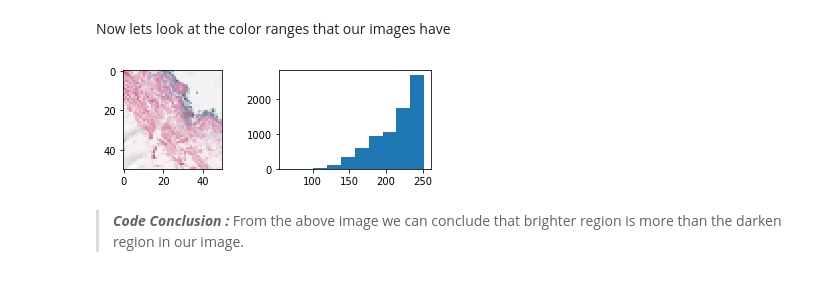
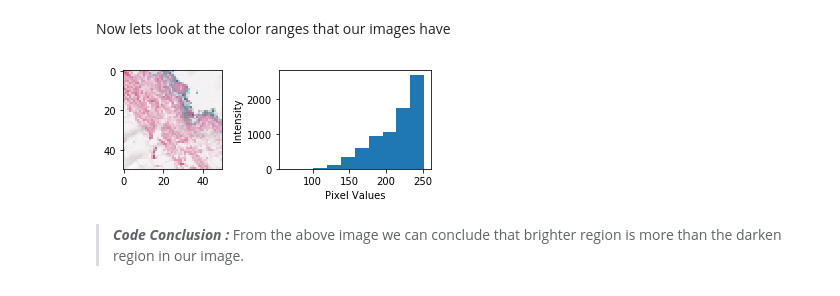
Before and after one commit to animeshseemendra/Breast-Cancer-Detection, a Jupyter notebook: breast_cancer.ipynb, the cells around one changed output. Drawn from its saved outputs; the diff is of its cells as text; code cells hidden in the pictures.

```diff
--- a/breast_cancer.ipynb
+++ b/breast_cancer.ipynb
@@ -112,15 +112,17 @@ plot_images(Data[:25])
 # %% [markdown]
 Now lets look at the color ranges that our images have
 # %%
-def hist_plot(image):
+def hist_plot(image): #to plot histogram of pixel values present in an image VS intensities
     img = cv2.imread(image)
     plt.subplot(2, 2,1)
     view_images(image)
     plt.subplot(2, 2,2)
     plt.hist(img.ravel())
+    plt.xlabel('Pixel Values')
+    plt.ylabel('Intensity')
 hist_plot(Data[29])
 # %% [output]
-[figure, old version]
+[figure, new version]
 # %% [markdown]
 > ***Code Conclusion :*** From the above image we can conclude that brighter region is more than the darken region in our image.
 # %% [markdown]
```
Also changed, not shown: parts of 49 cells of this notebook.
